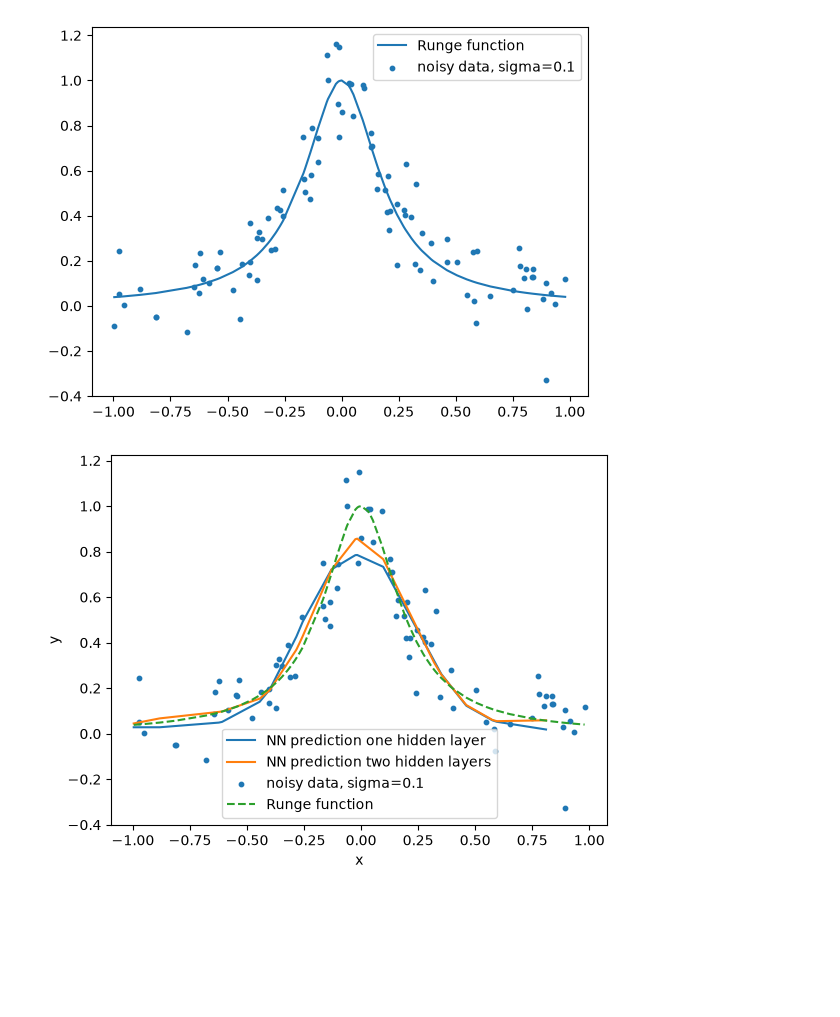
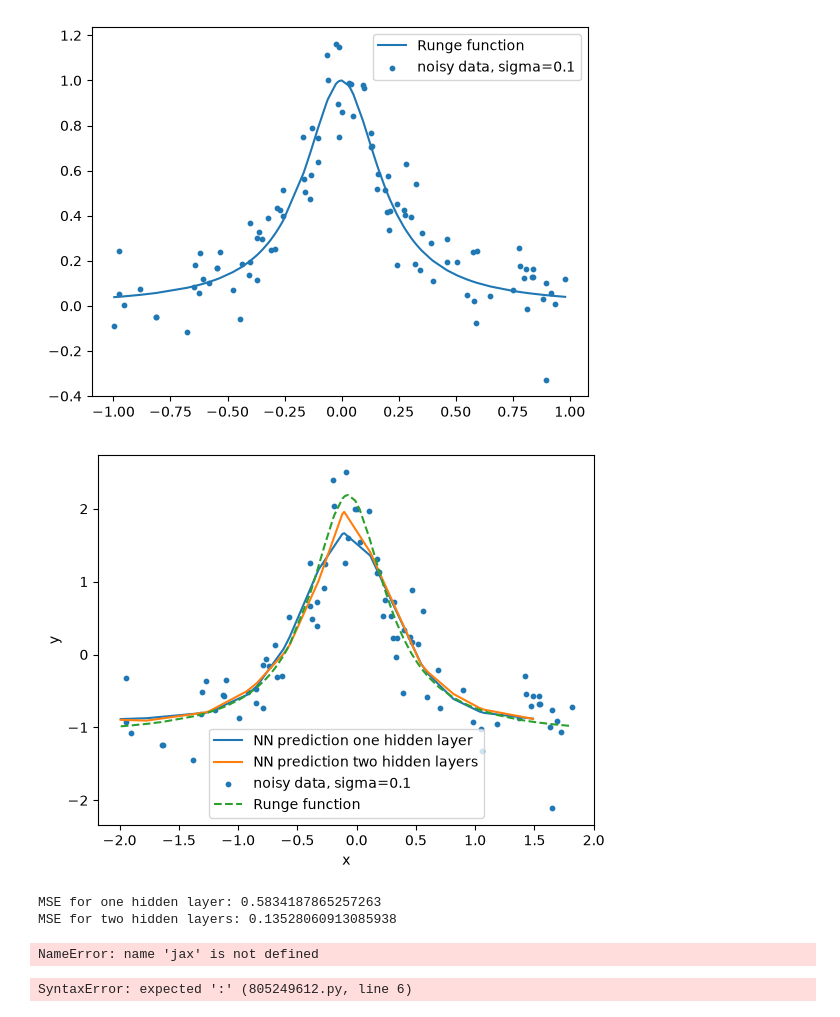
Before and after one commit to kevintannum/FYS-STK3155---Projects---UiO, a Jupyter notebook: project2.ipynb, the cells around one changed output. Saved outputs shown, nothing was run; the diff lists cells and outputs as text; code cells hidden in the pictures; blank space fills up the shorter version.

```diff
--- a/project2.ipynb
+++ b/project2.ipynb
@@ -22,6 +22,12 @@ print(X.shape, y.shape)
 plt.plot(x, runge(x), label="Runge function")
 plt.scatter(x, y, s=10, label=f"noisy data, sigma={sigma}")
 plt.legend(); plt.show()
+
+X_scaled = (X - X.mean(axis=0)) / X.std(axis=0)  # Standardize the input features
+y_scaled = (y - y.mean()) / y.std()  # Standardize the target variable
+
+Yrunge = runge(X.flatten())
+Yrunge_scaled = (Yrunge - Yrunge.mean()) / Yrunge.std()  # Standardize the Runge function values
 # %% [output]
 (100, 1) (100,)
 [figure]
@@ -185,7 +191,7 @@ t0 = 1.0
 t1 = 100.0
 batch_size = 10
 
-Xtrain, Xtest, ytrain, ytest = train_test_split(X, y, test_size=0.2, random_state=42)
+Xtrain, Xtest, ytrain, ytest = train_test_split(X_scaled, y_scaled, test_size=0.2, random_state=42)
 
 input_size = 1
 layer_output_sizes = [50, 1]
@@ -194,8 +200,8 @@ layers_one_hidden_layer = train_sgd_adam(
     Xtrain = Xtrain,
     Ytrain = ytrain.reshape(-1, 1),
     layers = layers_one_hidden_layer,
-    activation_funcs = [sigmoid, sigmoid, lambda z: z],  # Last layer is linear
-    activation_ders = [sigmoid_der, sigmoid_der, lambda z: np.ones_like(z)],
+    activation_funcs = [sigmoid, lambda z: z],  # Last layer is linear
+    activation_ders = [sigmoid_der, lambda z: np.ones_like(z)],
     epochs = epochs,
     batch_size = batch_size,
     gamma = 0.01,
@@ -209,7 +215,7 @@ t0 = 1.0
 t1 = 100.0
 batch_size = 10
 
-Xtrain, Xtest, ytrain, ytest = train_test_split(X, y, test_size=0.2, random_state=42)
+Xtrain, Xtest, ytrain, ytest = train_test_split(X_scaled, y_scaled, test_size=0.2, random_state=42)
 
 input_size = 1
 layer_output_sizes = [50,50, 1]
@@ -228,18 +234,46 @@ layers_two_hidden_layer = train_sgd_adam(
     t1 = t1
 )
 # %%
-y_pred_one_hidden_layers = feed_forward(Xtest, layers_one_hidden_layer, [sigmoid, sigmoid, lambda z: z])
+y_pred_one_hidden_layers = feed_forward(Xtest, layers_one_hidden_layer, [sigmoid, lambda z: z])
 y_pred_two_hidden_layers = feed_forward(Xtest, layers_two_hidden_layer, [sigmoid, sigmoid, lambda z: z])
 sort_idx = np.argsort(Xtest.flatten()) #<- Chatgpt la til fix
 
 plt.plot(Xtest[sort_idx], y_pred_one_hidden_layers[sort_idx], label="NN prediction one hidden layer")
 plt.plot(Xtest[sort_idx], y_pred_two_hidden_layers[sort_idx], label="NN prediction two hidden layers")
 
 plt.scatter(Xtrain, ytrain, s=10, label=f"noisy data, sigma={sigma}")
-plt.plot(x, runge(x), label="Runge function", linestyle="--")
+plt.plot(X_scaled, Yrunge_scaled, label="Runge function", linestyle="--")
 plt.xlabel("x")
 plt.ylabel("y")
 plt.legend()
 plt.show()
 # %% [output]
-[figure, old version]
+[figure, new version]
+# %%
+MSE_one_hidden = np.mean((y_pred_one_hidden_layers.flatten() - ytest)**2)
+print(f"MSE for one hidden layer: {MSE_one_hidden}")
+
+MSE_two_hidden = np.mean((y_pred_two_hidden_layers.flatten() - ytest)**2)
+print(f"MSE for two hidden layers: {MSE_two_hidden}")
+# %% [output]
+MSE for one hidden layer: 0.5834187865257263
+MSE for two hidden layers: 0.13528060913085938
+# %%
+cost_grad = jax.grad(cost, argnums=0)
+layer_grads_jax = cost_grad(layers, x, [sigmoid, ReLU], target)
+print(layer_grads_jax)
+
+# the check: every dW and db agrees with JAX to machine precision
+print([ (np.allclose(dW, dW_j), np.allclose(db, db_j))
+        for (dW, db), (dW_j, db_j) in zip(layer_grads, layer_grads_jax) ])
+# %% [output]
+NameError: name 'jax' is not defined
+# %%
+functions = [ReLU, leaky_ReLU, sigmoid]
+number_of_nodes = np.arange(2,10,2)  # Example range of nodes
+number_of_hidden_layers = np.arange(1, 4)  # Example range of hidden layers
+
+for function in functions:
+    for n_layers in number
+# %% [output]
+SyntaxError: expected ':' (805249612.py, line 6)
```
